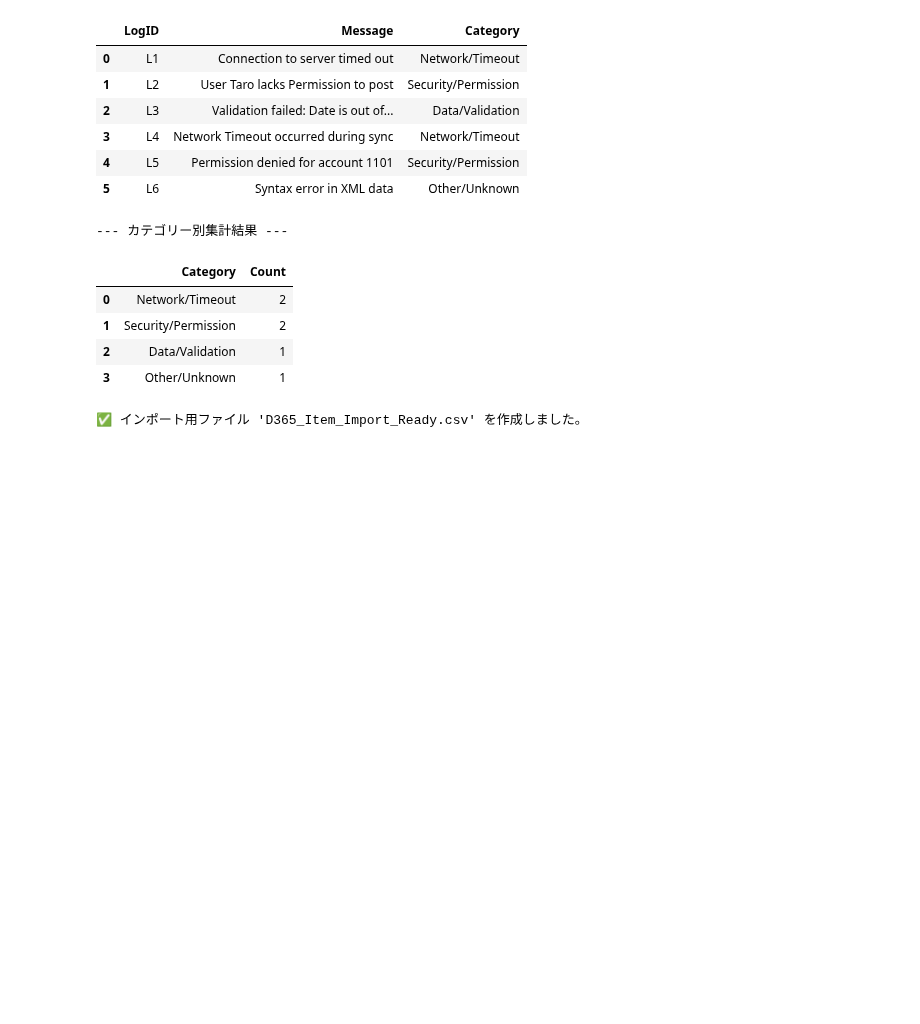
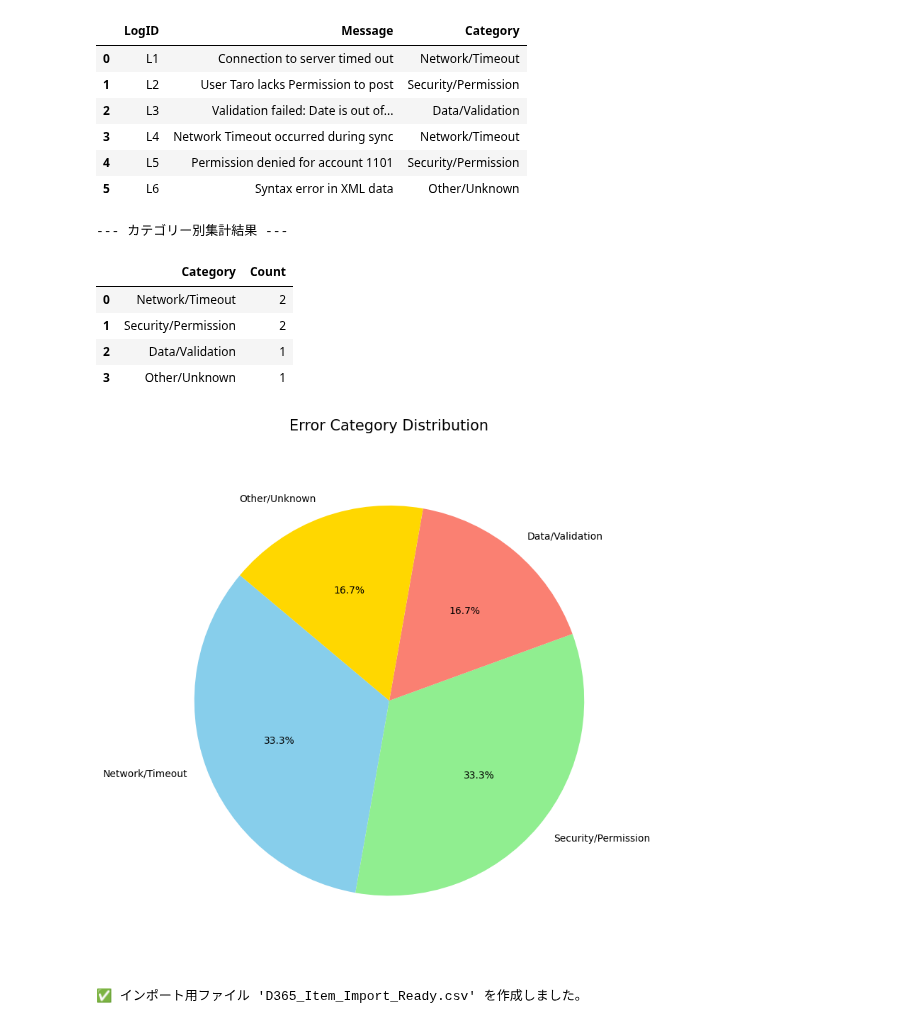
Before and after one commit to Koji-Accounting-Tech/D365-Finance-Data-Validator, a Jupyter notebook: D365_Data_Processing.ipynb, the cells around one changed output. Cells and saved outputs as stored; diff of their text form; code cells hidden in the pictures; blank space fills up the shorter version.

```diff
--- a/D365_Data_Processing.ipynb
+++ b/D365_Data_Processing.ipynb
@@ -364,6 +364,29 @@ display(summary)
 | 1 | Security/Permission | 2 |
 | 2 | Data/Validation | 1 |
 | 3 | Other/Unknown | 1 |
+# %%
+import matplotlib.pyplot as plt
+
+# 1. データの準備（集計結果を使用）
+# summary は前回のコードで作成した df_logs['Category'].value_counts() です
+labels = summary['Category']
+counts = summary['Count']
+
+# 2. 円グラフの作成
+plt.figure(figsize=(8, 8))
+# autopct='%1.1f%%' でパーセンテージを表示します
+# startangle=140 で見やすい角度から開始します
+plt.pie(counts, labels=labels, autopct='%1.1f%%', startangle=140,
+        colors=['skyblue', 'lightgreen', 'salmon', 'gold'])
+
+# 3. タイトルとレイアウトの設定
+plt.title('Error Category Distribution', fontsize=15)
+plt.axis('equal')  # 円を正円にします
+
+plt.tight_layout()
+plt.show()
+# %% [output]
+[figure, added]
 # %%
 import pandas as pd
 from google.colab import files
```
